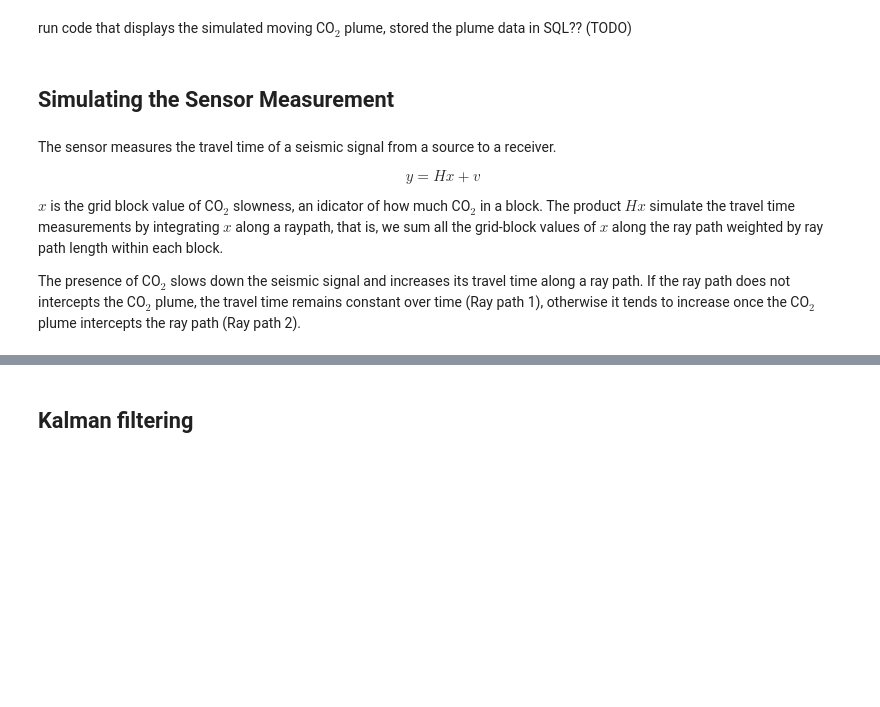
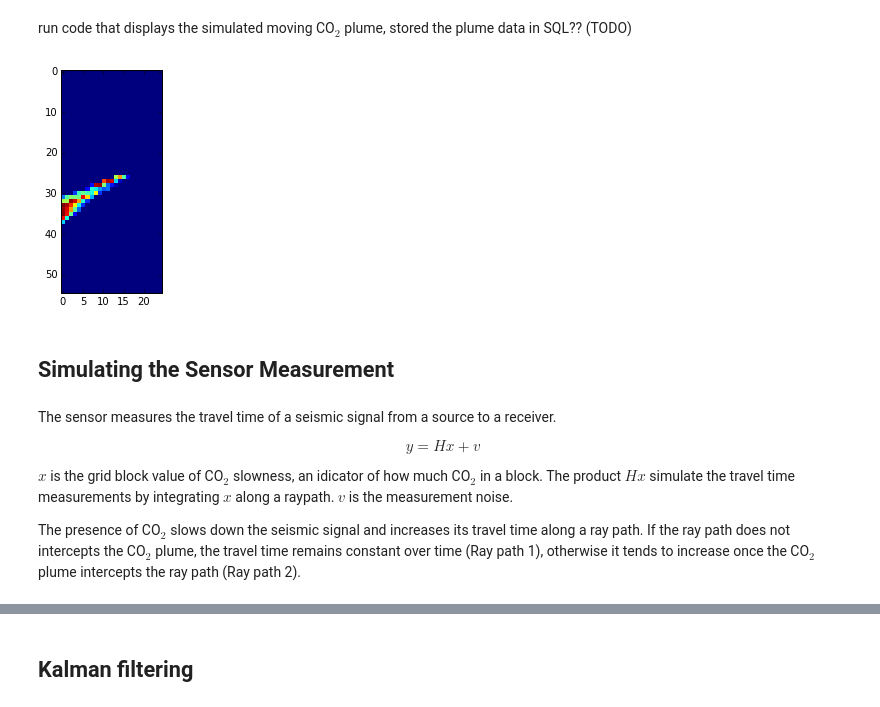
Before and after one commit to judithyueli/pyFKF, a Jupyter notebook: FristExample.ipynb, the cells around one changed output, grey strips where cells are left out. Saved outputs shown, nothing was run; the diff lists cells and outputs as text; code cells hidden in the pictures; blank space fills up the shorter version.

```diff
--- a/FristExample.ipynb
+++ b/FristExample.ipynb
@@ -13,6 +28,19 @@ $$ x_{k+1} = f(x_k) + w $$
 # %% [markdown]
 
 run code that displays the simulated moving CO$_2$ plume, stored the plume data in SQL?? (TODO)
+# %%
+CO2 = CO2simulation('low')
+data = []
+x = []
+for i in range(10):
+  data.append(CO2.move_and_sense())
+  x.append(CO2.x)
+
+param = vco2.getImgParam('low')
+vco2.plotCO2map(x,param)
+plt.show()
+# %% [output]
+[figure, added]
 # %% [markdown]
 ## Simulating the Sensor Measurement
 # %% [markdown]
@@ -20,6 +48,6 @@ The sensor measures the travel time of a seismic signal from a source to a recei
 
 $$ y = Hx + v $$
 
-$x$ is the grid block value of CO$_2$ slowness, an idicator of how much CO$_2$ in a block. The product $Hx$ simulate the travel time measurements by integrating $x$ along a raypath, that is, we sum all the grid-block values of $x$ along the ray path weighted by ray path length within each block.
+$x$ is the grid block value of CO$_2$ slowness, an idicator of how much CO$_2$ in a block. The product $Hx$ simulate the travel time measurements by integrating $x$ along a raypath. $v$ is the measurement noise.
 
 The presence of CO$_2$ slows down the seismic signal and increases its travel time along a ray path. If the ray path does not intercepts the CO$_2$ plume, the travel time remains constant over time (Ray path 1), otherwise it tends to increase once the CO$_2$ plume intercepts the ray path (Ray path 2).
```
Also changed, not shown: parts of 18 cells of this notebook, 10 other files.
